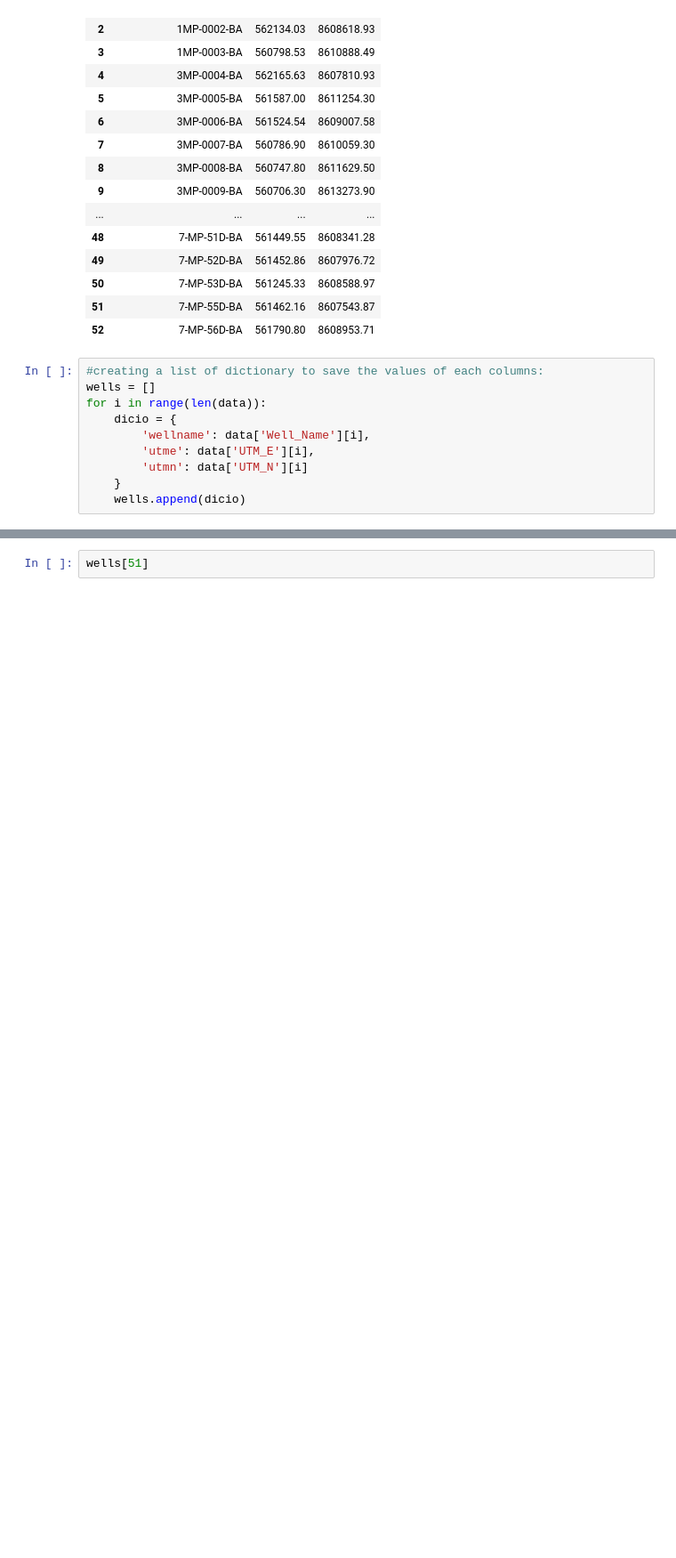
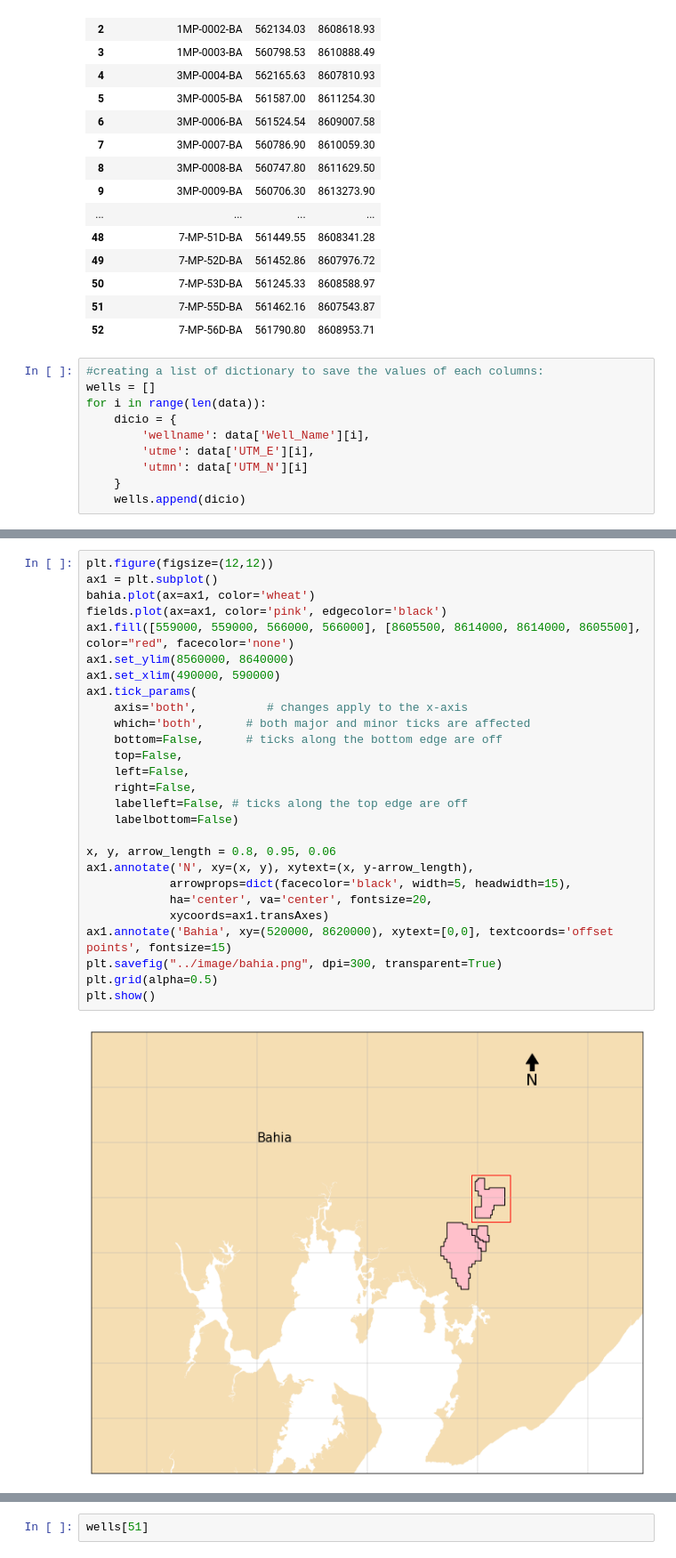
Before and after one commit to rmotadutra/PFG_2020, a Jupyter notebook: codes/SelectWells.ipynb, the cells around one changed output, grey strips where cells are left out. Shown at 89% size. Saved outputs shown, nothing was run; the diff lists cells and outputs as text; blank space fills up the shorter version.

```diff
--- a/codes/SelectWells.ipynb
+++ b/codes/SelectWells.ipynb
@@ -42,0 +68,29 @@ fields = gpd.read_file(shapepath, rows=1)
+# %%
+plt.figure(figsize=(12,12))
+ax1 = plt.subplot()
+bahia.plot(ax=ax1, color='wheat')
+fields.plot(ax=ax1, color='pink', edgecolor='black')
+ax1.fill([559000, 559000, 566000, 566000], [8605500, 8614000, 8614000, 8605500], color="red", facecolor='none')
+ax1.set_ylim(8560000, 8640000)
+ax1.set_xlim(490000, 590000)
+ax1.tick_params(
+    axis='both',          # changes apply to the x-axis
+    which='both',      # both major and minor ticks are affected
+    bottom=False,      # ticks along the bottom edge are off
+    top=False,
+    left=False,
+    right=False,
+    labelleft=False, # ticks along the top edge are off
+    labelbottom=False)
+
+x, y, arrow_length = 0.8, 0.95, 0.06
+ax1.annotate('N', xy=(x, y), xytext=(x, y-arrow_length),
+            arrowprops=dict(facecolor='black', width=5, headwidth=15),
+            ha='center', va='center', fontsize=20,
+            xycoords=ax1.transAxes)
+ax1.annotate('Bahia', xy=(520000, 8620000), xytext=[0,0], textcoords='offset points', fontsize=15)
+plt.savefig("../image/bahia.png", dpi=300, transparent=True)
+plt.grid(alpha=0.5)
+plt.show()
+# %% [output]
+[figure, added]
```
Also changed, not shown: parts of 12 cells of this notebook, 54 other files.
